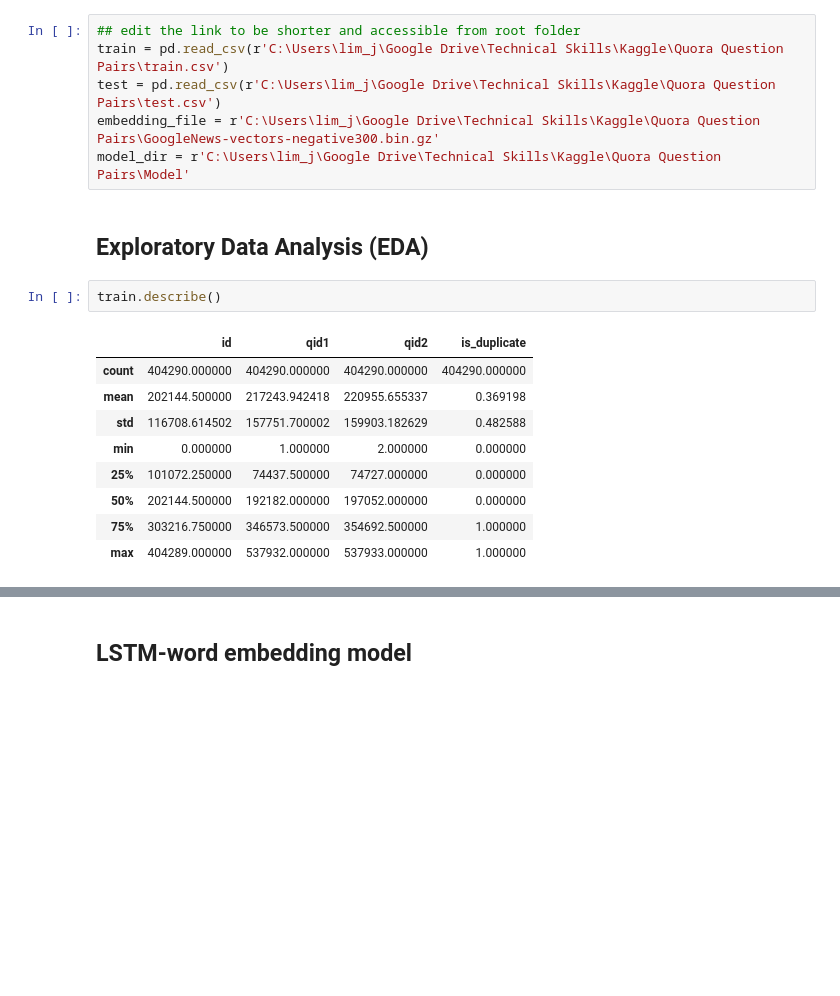
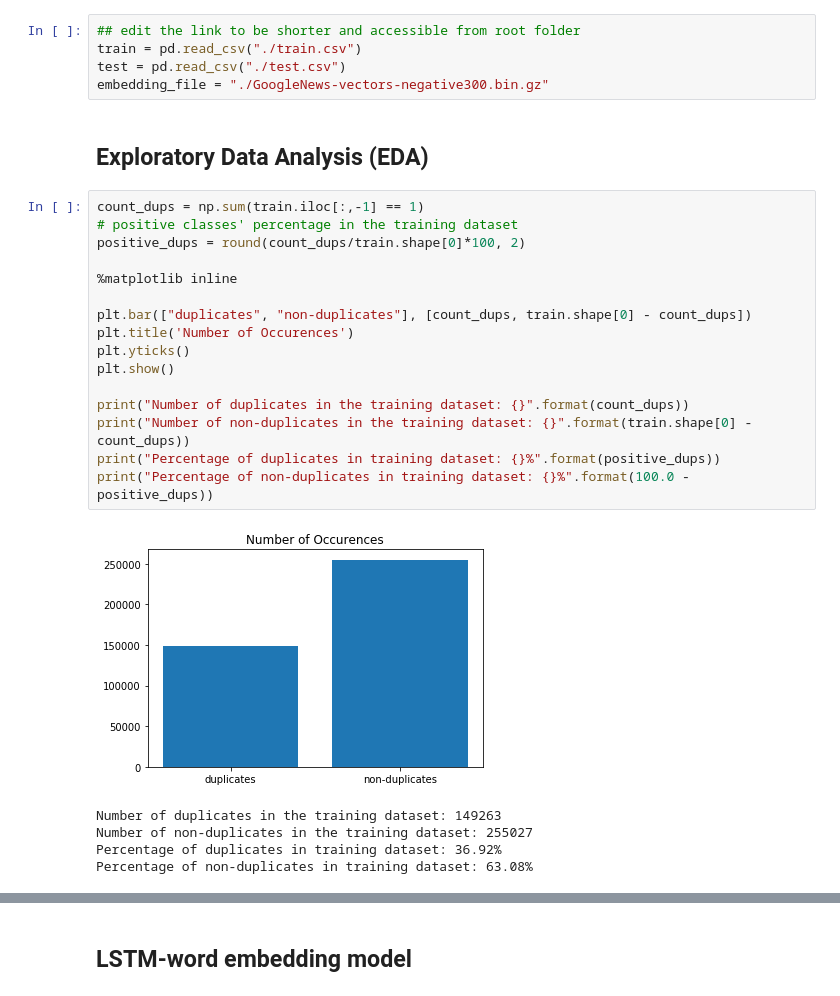
Before and after one commit to BenMosbah/ProjetINF_P2, a Jupyter notebook: Quora Question Pairs.ipynb, the cells around one changed output, grey strips where cells are left out. Saved outputs shown, nothing was run; the diff lists cells and outputs as text; blank space fills up the shorter version.

Commit message:
Re-written code to better format

```diff
--- a/Quora Question Pairs.ipynb
+++ b/Quora Question Pairs.ipynb
@@ -33,21 +36,30 @@ ModuleNotFoundError: No module named 'Levenshtein'
 The training dataset provided will be split into train-test to validate model's accuracy
 # %%
 ## edit the link to be shorter and accessible from root folder
-train = pd.read_csv(r'C:\Users\lim_j\Google Drive\Technical Skills\Kaggle\Quora Question Pairs\train.csv')
-test = pd.read_csv(r'C:\Users\lim_j\Google Drive\Technical Skills\Kaggle\Quora Question Pairs\test.csv')
-embedding_file = r'C:\Users\lim_j\Google Drive\Technical Skills\Kaggle\Quora Question Pairs\GoogleNews-vectors-negative300.bin.gz'
-model_dir = r'C:\Users\lim_j\Google Drive\Technical Skills\Kaggle\Quora Question Pairs\Model'
+train = pd.read_csv("./train.csv")
+test = pd.read_csv("./test.csv")
+embedding_file = "./GoogleNews-vectors-negative300.bin.gz"
 # %% [markdown]
 ## Exploratory Data Analysis (EDA)
-# %%
-train.describe()
-# %% [output]
-|  | id | qid1 | qid2 | is_duplicate |
-| count | 404290.000000 | 404290.000000 | 404290.000000 | 404290.000000 |
-| mean | 202144.500000 | 217243.942418 | 220955.655337 | 0.369198 |
-| std | 116708.614502 | 157751.700002 | 159903.182629 | 0.482588 |
-| min | 0.000000 | 1.000000 | 2.000000 | 0.000000 |
-| 25% | 101072.250000 | 74437.500000 | 74727.000000 | 0.000000 |
-| 50% | 202144.500000 | 192182.000000 | 197052.000000 | 0.000000 |
-| 75% | 303216.750000 | 346573.500000 | 354692.500000 | 1.000000 |
-| max | 404289.000000 | 537932.000000 | 537933.000000 | 1.000000 |
+# %%
+count_dups = np.sum(train.iloc[:,-1] == 1)
+# positive classes' percentage in the training dataset
+positive_dups = round(count_dups/train.shape[0]*100, 2)
+
+%matplotlib inline
+
+plt.bar(["duplicates", "non-duplicates"], [count_dups, train.shape[0] - count_dups])
+plt.title('Number of Occurences')
+plt.yticks()
+plt.show()
+
+print("Number of duplicates in the training dataset: {}".format(count_dups))
+print("Number of non-duplicates in the training dataset: {}".format(train.shape[0] - count_dups))
+print("Percentage of duplicates in training dataset: {}%".format(positive_dups))
+print("Percentage of non-duplicates in training dataset: {}%".format(100.0 - positive_dups))
+# %% [output]
+[figure, added]
+Number of duplicates in the training dataset: 149263
+Number of non-duplicates in the training dataset: 255027
+Percentage of duplicates in training dataset: 36.92%
+Percentage of non-duplicates in training dataset: 63.08%
```
Also changed, not shown: parts of 35 cells of this notebook, 3 other files.
